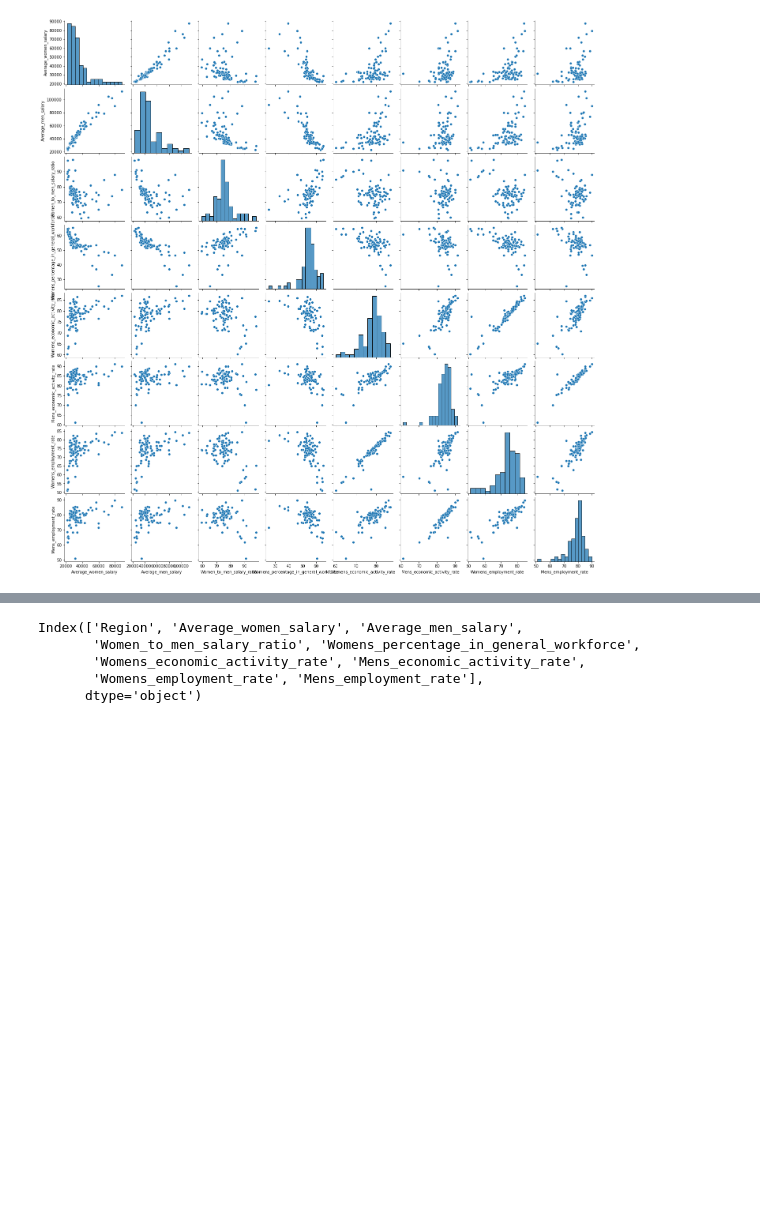
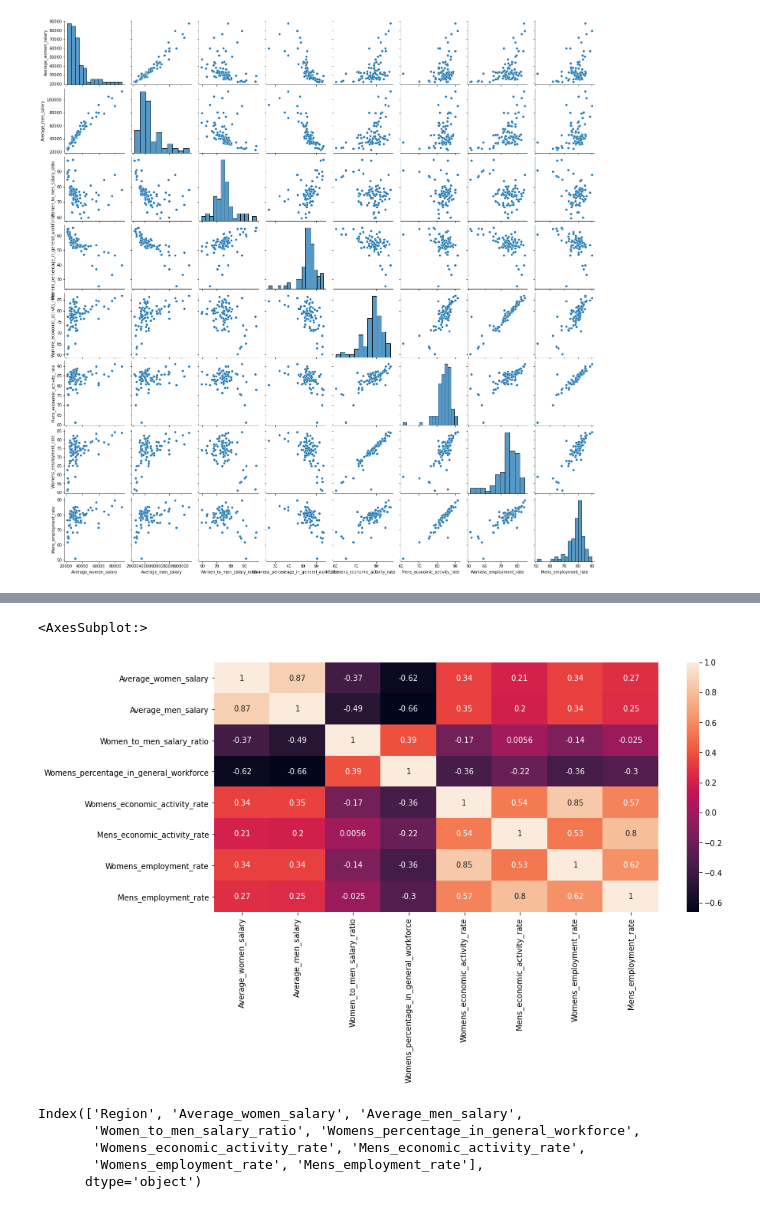
Before and after one commit to gribossa/gender_analisys, a Jupyter notebook: gender_analysys.ipynb, the cells around one changed output, grey strips where cells are left out. Drawn from its saved outputs; the diff is of its cells as text; code cells hidden in the pictures; blank space fills up the shorter version.

```diff
--- a/gender_analysys.ipynb
+++ b/gender_analysys.ipynb
@@ -169,3 +200,8 @@ sns.pairplot(df_regions_extended)
+# %%
+sns.heatmap(df_regions_extended.corr(method='kendall'), annot=True)
+# %% [output]
+<AxesSubplot:>
+[figure, added]
 # %%
 df_regions_extended.columns
 # %% [output]
```
Also changed, not shown: parts of 13 cells of this notebook.
